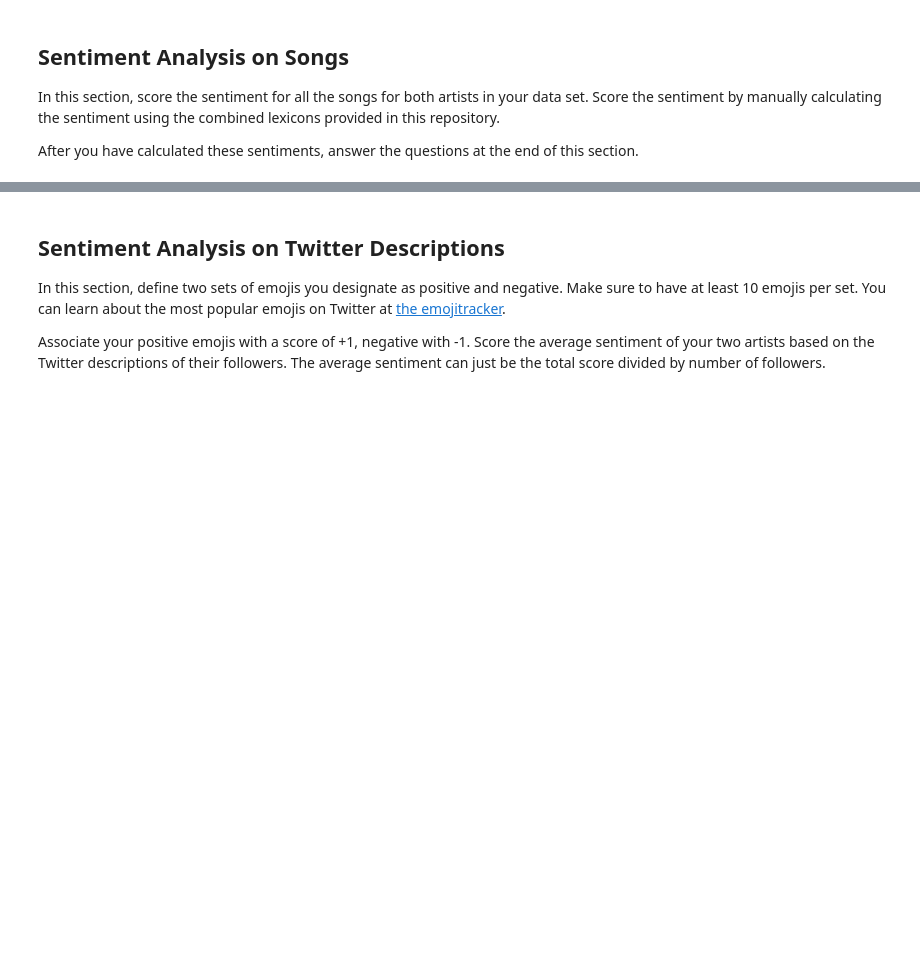
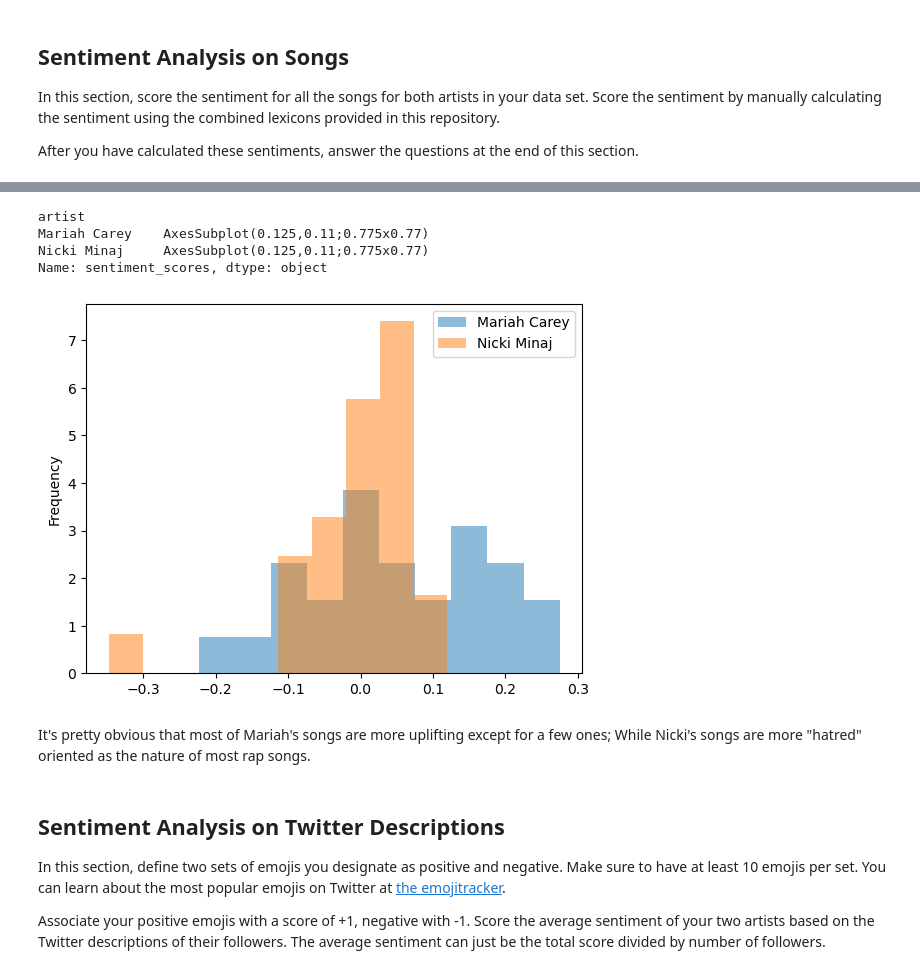
Before and after one commit to dingyiduan7/ADS_509_module6, a Jupyter notebook: Sentiment Assignment.ipynb, the cells around one changed output, grey strips where cells are left out. Drawn from its saved outputs; the diff is of its cells as text; code cells hidden in the pictures; blank space fills up the shorter version.

```diff
--- a/Sentiment Assignment.ipynb
+++ b/Sentiment Assignment.ipynb
@@ -189,6 +239,14 @@ word_df
 | 11406 | vibrancy | 1 |
 | 11407 | naïve | -1 |
 11408 rows × 2 columns
+# %%
+# create the sentiment score calculator function
+def sentiment_score(list_of_tokens):
+    sentiment_score = 0
+    for token in list_of_tokens:
+        if token in word_df['word'].tolist():
+            sentiment_score += word_df['sentiment'].loc[word_df['word']==token].values[0]
+    return sentiment_score / len(list_of_tokens)
 # %% [markdown]
 ## Sentiment Analysis on Songs
 
@@ -223,0 +256,5 @@ Q: Plot the distributions of the sentiment scores for both artists. You can use
+# %%
+lyrics_pipeline = [remove_song_title,lower_case, remove_punctuation, tokenize, remove_stop]
+lyrics_df['tokens'] = lyrics_df['lyrics'].apply(prepare,pipeline=lyrics_pipeline)
+lyrics_df['sentiment_scores'] =  lyrics_df['tokens'].apply(sentiment_score)
+lyrics_df
@@ -224,3 +344,13 @@ Q: Plot the distributions of the sentiment scores for both artists. You can use
+# %%
+lyrics_df.groupby('artist')['sentiment_scores'].plot(kind="hist",density=True,alpha=0.5,legend=True)
+# %% [output]
+artist
+Mariah Carey    AxesSubplot(0.125,0.11;0.775x0.77)
+Nicki Minaj     AxesSubplot(0.125,0.11;0.775x0.77)
+Name: sentiment_scores, dtype: object
+[figure, added]
+# %% [markdown]
+It's pretty obvious that most of Mariah's songs are more uplifting except for a few ones; While Nicki's songs are more "hatred" oriented as the nature of most rap songs.
 # %% [markdown]
 ## Sentiment Analysis on Twitter Descriptions
 
```
Also changed, not shown: parts of 11 cells of this notebook.
